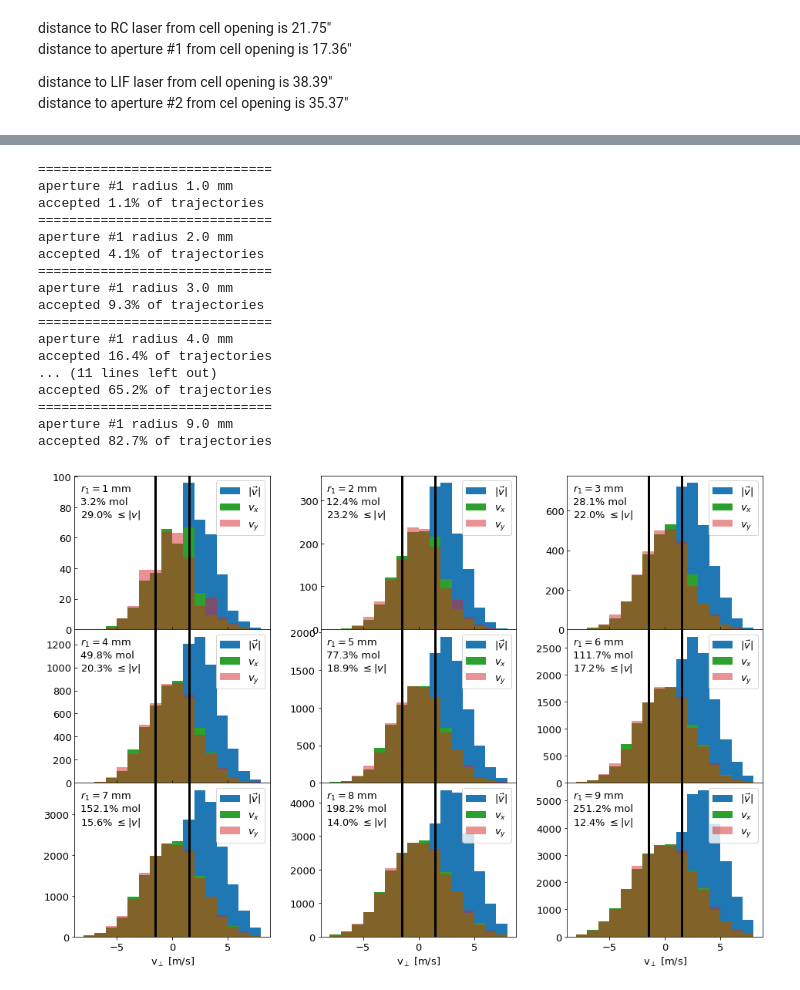
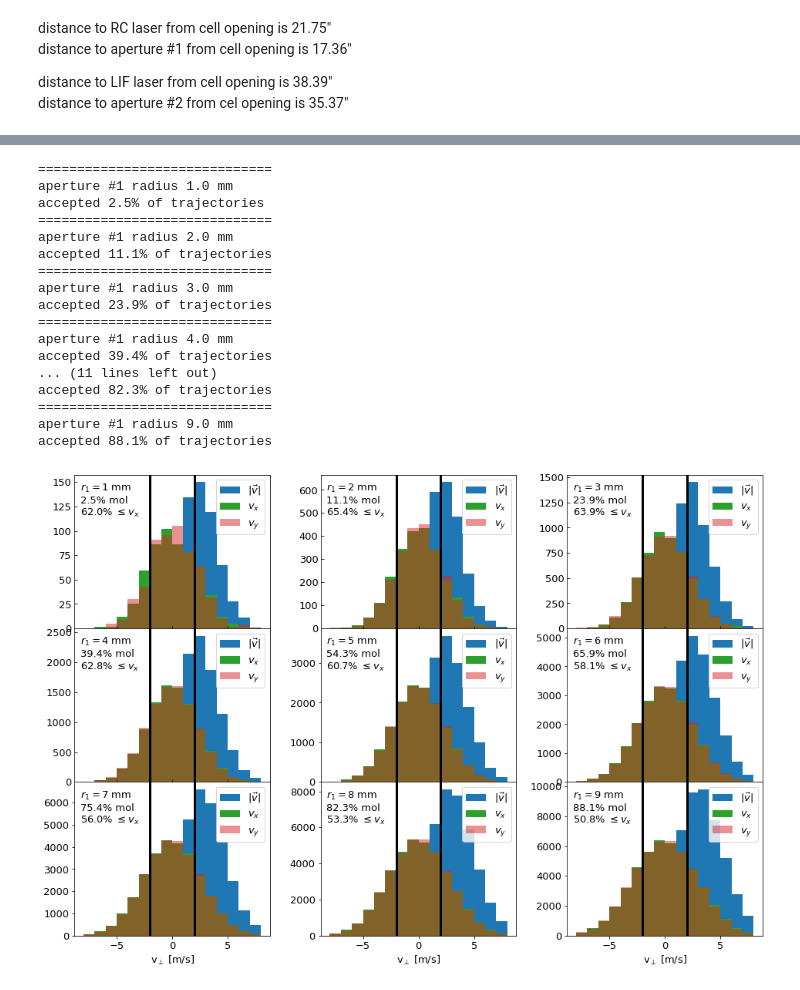
Before and after one commit to ograsdijk/CeNTREX-notebooks, a Jupyter notebook: rotational cooling/Aperture Calculation.ipynb, the cells around one changed output, grey strips where cells are left out. Saved outputs shown, nothing was run; the diff lists cells and outputs as text; code cells hidden in the pictures.

```diff
--- a/rotational cooling/Aperture Calculation.ipynb
+++ b/rotational cooling/Aperture Calculation.ipynb
@@ -40,6 +46,6 @@ def generate_random_transverse_velocities(size):
     return v_transverse
 # %%
-size = int(1e6)
+size = int(1e7)
 coords = generate_random_coords(size)
 v_z = generate_random_longitudinal_velocities(size)
 v_x, v_y = generate_random_transverse_velocities(size)
@@ -66,0 +95,20 @@ plt.hist(np.random.normal(0, vsigma, size), bins = b, alpha = 0.5);
+# %%
+distance_aperture_1 = 17.36 * in_to_m - 0.25 * in_to_m
+
+filtered = np.empty([3,size])
+
+dt = distance_aperture_1/v_z
+filtered[0,:] = coords[0,:]+dt*v_x
+filtered[1,:] = coords[1,:]+dt*v_y
+filtered[2,:] = distance_aperture_1
+
+m = np.sqrt(np.sum(filtered[:2,:]**2, axis = 0)) < 60/2 * 1e-3
+size = m.sum()
+
+v_x_full, v_y_full, v_z_full = v_x.copy(), v_y.copy(), v_z.copy()
+v_x, v_y, v_z = v_x[m], v_y[m], v_z[m]
+
+coords_full = coords.copy()
+coords = np.empty([2,size])
+coords[0,:] = coords_full[0,:][m]
+coords[1,:] = coords_full[1,:][m]
@@ -94,7 +155,7 @@ coords_aperture_2[2,:] = distance_aperture_2
 distance_laser_rc = 21.75 * in_to_m - 0.25 * in_to_m
 dt = distance_laser_rc/v_z
 
-m_interaction_rc = (np.abs(coords[1,:]+dt*v_y) < 0.005) & (np.abs(coords[0,:]+dt*v_x) < 0.025)
+m_interaction_rc = (np.abs(coords[1,:]+dt*v_y) <= r_laser) & (np.abs(v_x) <= v_laser)
 interaction_rc = np.sum(m_interaction_rc)
 # %%
 distance_laser_lif = 38.30 * in_to_m - 0.25 * in_to_m
@@ -149,47 +210,53 @@ for r in aperture_1_radii:
     Calculating the # of trajectories accepted by the aperture, where
     I divide by the total # that the laser can interact with.
     Here total # the laser can interact with is simply calculated from
-    the size of the laser beam, no transverse velocity is taken into account.
-    (Which will decrease the #, and increase the percentage)
+    the size of the laser beam and assuming a velocity range the laser
+    can interact with.
     """
+    dt = distance_laser_rc/v_z[m]
+    m_interact = (np.abs(coords[1,:][m]+dt*v_y[m]) <= r_laser) & (np.abs(v_x[m]) <= v_laser)
+    interact = m_interact.sum()/interaction_rc*100
     print('='*30)
     print(f'aperture #1 radius {r*1e3:.1f} mm')
-    print(f'accepted {m.sum()/interaction_rc*100:.1f}% of trajectories')
+    print(f'accepted {interact:.1f}% of trajectories')
+
 
     """
     Calculating the percentage of velocities within the acceptable range
     that make it through the aperture.
     """
-    v_abs = np.sqrt(v_x[m]**2+v_y[m]**2)
-    percentage_within_limits_1[r] = (100*(v_abs < v_acceptable).sum()/m.sum())
+#     v_abs = np.sqrt(v_x[m]**2+v_y[m]**2)
+#     percentage_within_limits_1[r] = (100*(v_abs < v_acceptable).sum()/m.sum())
+    # only v_x doppler shifts
+    percentage_within_limits_1[r] = (100*(np.abs(v_x[m]) <= v_acceptable).sum()/m.sum())
 
     text = f'$r_1 = ${r*1e3:.0f} mm'+'\n'
-    text += f'{m.sum()/interaction_lif*100:.1f}% mol'+'\n'
-    text += f'{(100*(v_abs < v_acceptable).sum()/m.sum()):.1f}% $\leq |v|$'
+    text += f'{interact:.1f}% mol'+'\n'
+    text += f'{(100*(np.abs(v_x[m]) <= v_acceptable).sum()/m.sum()):.1f}% $\leq v_x$'
     axp[r].text(0.03, 0.95, text, transform = axp[r].transAxes,
                 ha = 'left', va = 'top', fontsize = 13)
 
 for ax in list(axp.values())[:len(axp)//2]:
     ax.tick_params(direction = 'in')
 # %% [output]
 ==============================
 aperture #1 radius 1.0 mm
-accepted 1.1% of trajectories
+accepted 2.5% of trajectories
 ==============================
 aperture #1 radius 2.0 mm
-accepted 4.1% of trajectories
+accepted 11.1% of trajectories
 ==============================
 aperture #1 radius 3.0 mm
-accepted 9.3% of trajectories
+accepted 23.9% of trajectories
 ==============================
 aperture #1 radius 4.0 mm
-accepted 16.4% of trajectories
+accepted 39.4% of trajectories
 ... (11 lines left out)
-accepted 65.2% of trajectories
+accepted 82.3% of trajectories
 ==============================
 aperture #1 radius 9.0 mm
-accepted 82.7% of trajectories
+accepted 88.1% of trajectories
-[figure, old version]
+[figure, new version]
 # %%
 aperture_2_radii = np.linspace(0.001,0.009,9)
 
```
Also changed, not shown: parts of 29 cells of this notebook.
